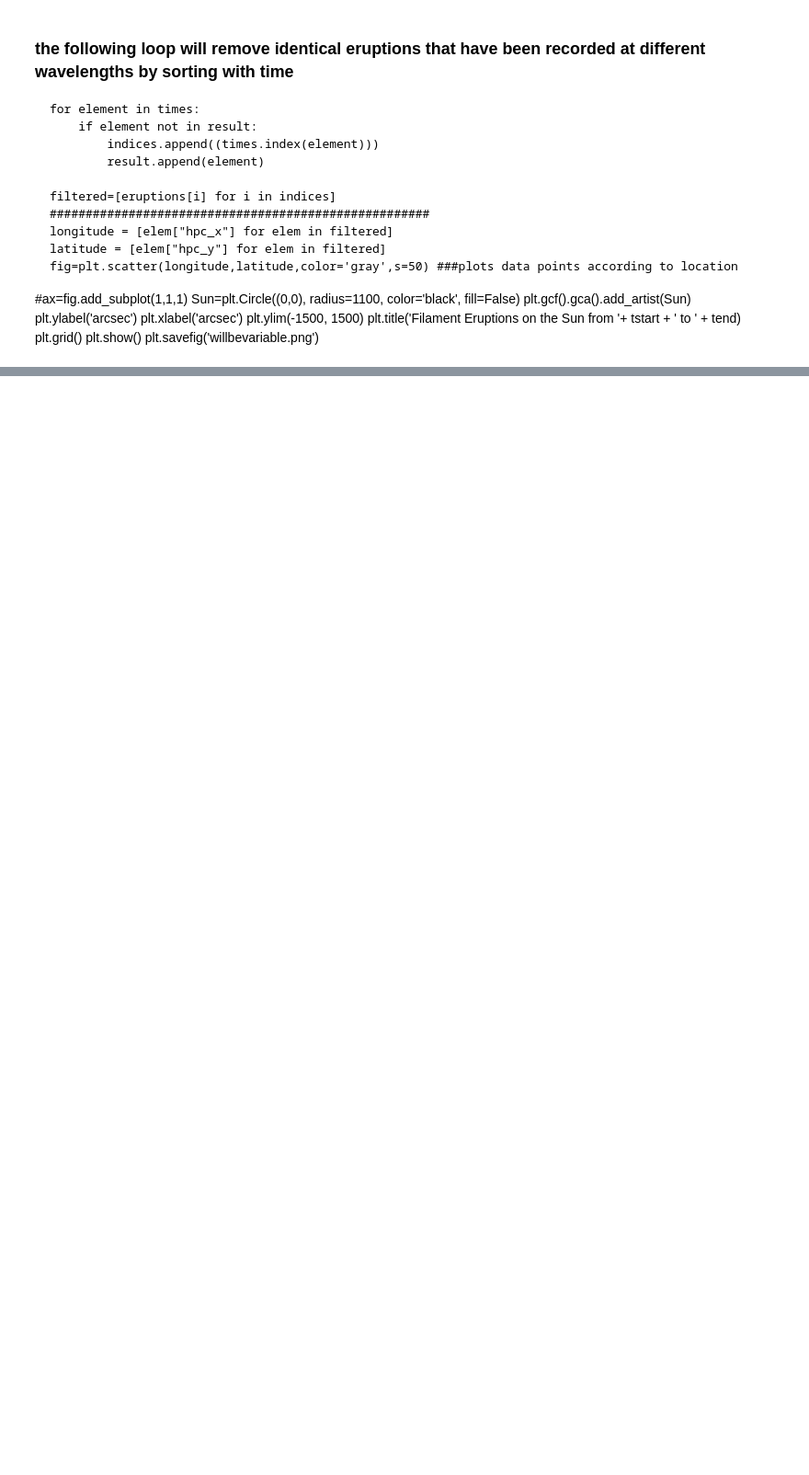
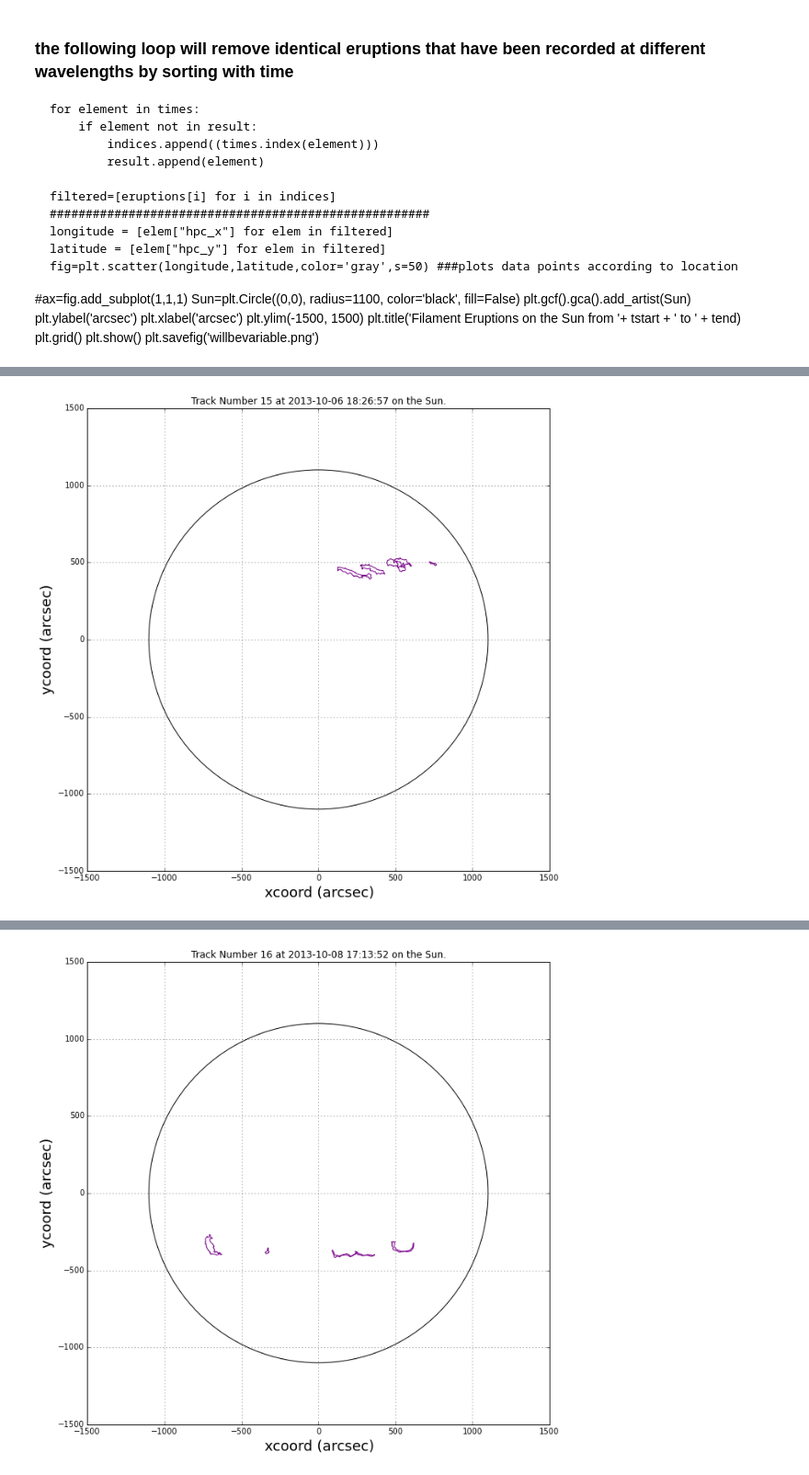
Before and after one commit to Nschanche/Filament_tracking, a Jupyter notebook: Untitled.ipynb, the cells around one changed output, grey strips where cells are left out. Shown at 92% size. Drawn from its saved outputs; the diff is of its cells as text; code cells hidden in the pictures; blank space fills up the shorter version.

```diff
--- a/Untitled.ipynb
+++ b/Untitled.ipynb
@@ -374,3 +517,10 @@ plt.show()
     plt.grid()
     plt.show()
     plt.savefig('willbevariable.png')
+# %%
+big_track=np.unique(big_track)
+print len(big_track)
+big_polygons=[]
+for i in range(len(good_tracks)): #iterating through the whole list of tracks
+    if good_tracks['Track No.'][i] in big_track:  #if the track number is in the lists created previously
+         big_polygons.append((good_tracks['Track No.'][i],good_tracks['HPC_BB_Poly'][i]))#append the polygon data to good polygons
@@ -376,0 +529,52 @@ plt.show()
+# %%
+#######################
+noerup=[]
+erupind=[]
+tot=[]
+unique=[]
+for tracks in big_track:
+    tot.append(unique)
+    unique=[]
+    for i in range(0, len(good_tracks)):
+        if tracks == good_tracks['Track No.'][i]:
+            unique.append(i)
+
+tot.pop(0)
+for item in tot:
+    colorscale2=[]
+    norm = mpl.colors.Normalize(vmin=0, vmax=280)
+    cmap = plt.get_cmap('nipy_spectral')
+    m = cm.ScalarMappable(norm=norm, cmap=cmap)
+    for thing in close: #plotting those filaments that have eruptions contained within them
+        scaleR= m.to_rgba(thing)
+        colorscale2.append(scaleR)
+
+####plots eruptions/sun
+    plt.grid(True)
+    plt.ylabel('ycoord (arcsec)',fontsize=18)
+    plt.xlabel('xcoord (arcsec)',fontsize=18)
+    plt.axis([-1500, 1500, -1500, 1500])
+    filtered4=[eruptions[i] for i in erupind]
+    longitude = [elem["hpc_x"]for elem in noerup]
+    latitude = [elem["hpc_y"] for elem in noerup]
+    fig=plt.scatter(longitude,latitude, c = colorscale2,s=50)
+    Sun=plt.Circle((0,0), radius=1100, color='black', fill=False)
+    plt.gcf().gca().add_artist(Sun)
+    #plt.title('Track (%s) on the Sun October 2013', )
+    fig1 = plt.gcf()
+    fig1.set_size_inches(10.5,10.5)
+    ax = fig1.add_subplot(111)
+    ax.set_aspect('equal')
+    erupind=[]
+    print ''
+    for i in range(0, len(item)):
+        j=item[i]
+        trnum=  good_tracks['Track No.'][j]
+        stime=  good_tracks['HEK_time'][j]
+        print stime
+        scale2=m.to_rgba(good_tracks['Track No.'][j])
+        plot_polygon=plt.Polygon(loads(good_tracks['HPC_BB_Poly'][j]).exterior,color=scale2,linewidth=1,fill=None)
+        fig1.gca().add_artist(plot_polygon)
+        plt.title('Track Number %(Trackno)d at %(starttime)s on the Sun.' % {"Trackno" : trnum, "starttime": stime})
+    plt.show()
+# %% [output]
@@ -376,0 +586 @@ plt.show()
+[figure, added]
@@ -376,0 +592 @@ plt.show()
+[figure, added]
```
Also changed, not shown: parts of 12 cells of this notebook, 1 other file.
